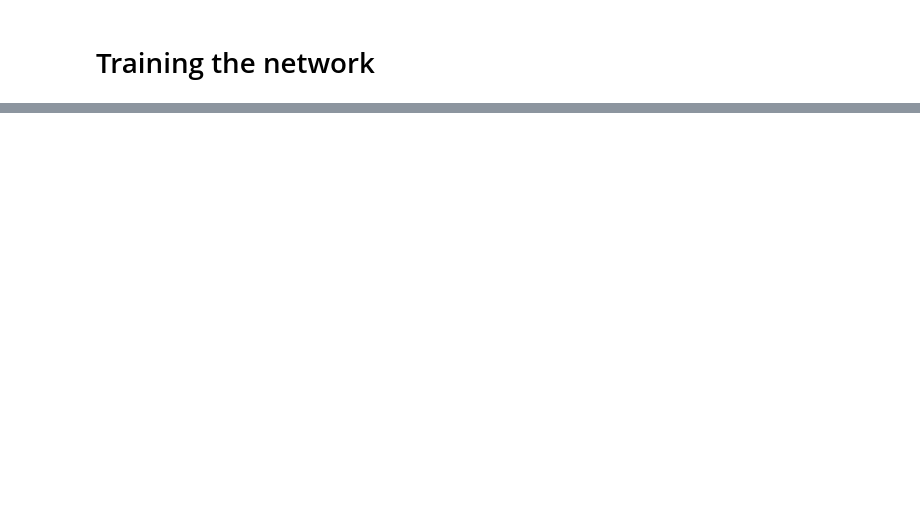
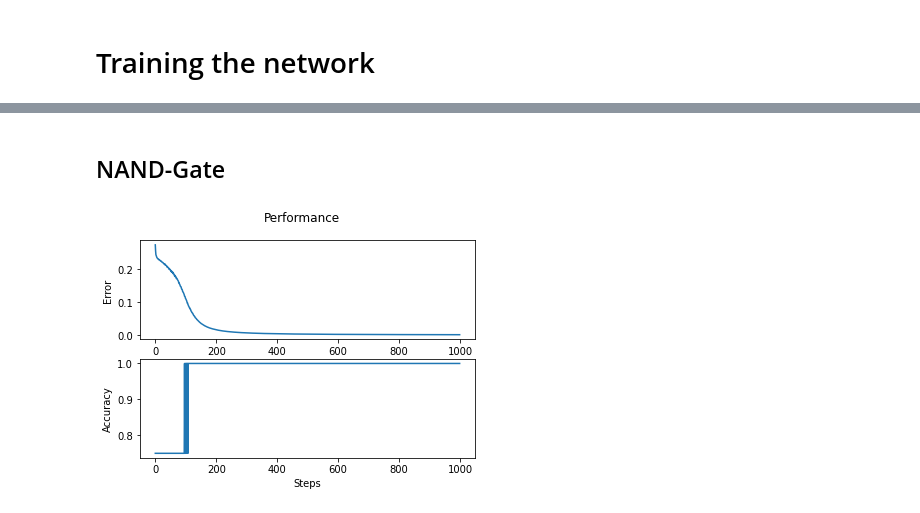
Before and after one commit to Maxoz99/ANNs-TensorFlow, a Jupyter notebook: Homework02/homework02.ipynb, the cells around one changed output, grey strips where cells are left out. Cells and saved outputs as stored; diff of their text form; code cells hidden in the pictures; blank space fills up the shorter version.

```diff
--- a/Homework02/homework02.ipynb
+++ b/Homework02/homework02.ipynb
@@ -154,0 +204,6 @@ plt.show()
+# %% [markdown]
+## NAND-Gate
+# %%
+train(t_nand, x)
+# %% [output]
+[figure, added]
```
Also changed, not shown: parts of 17 cells of this notebook, 2 other files.
